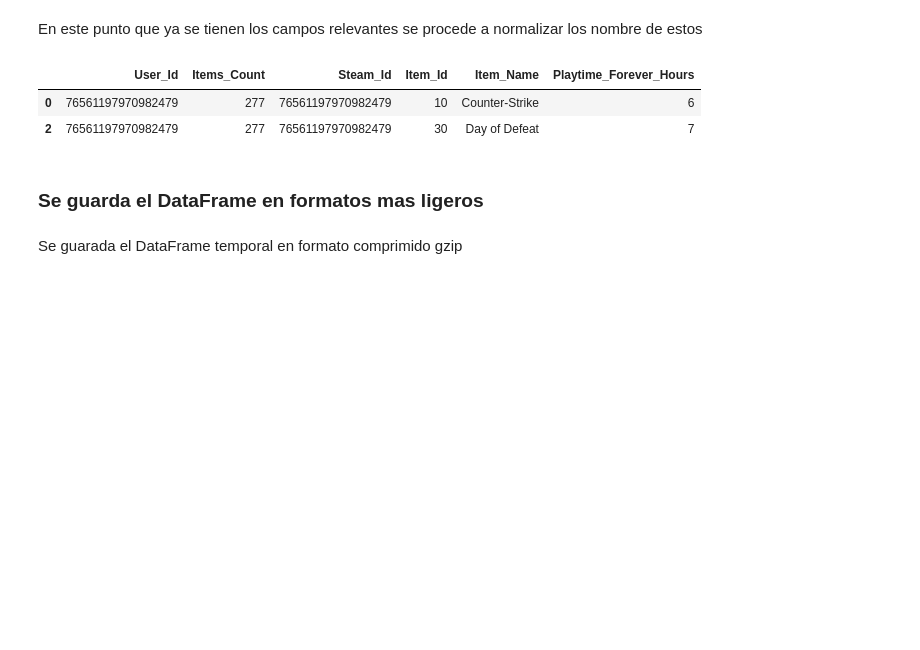
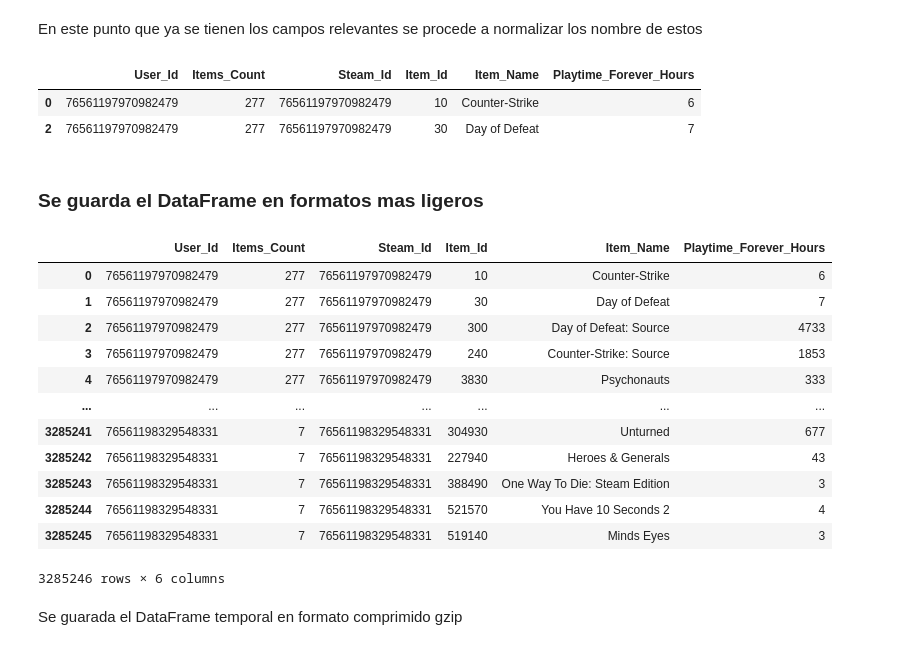
Before and after one commit to DavidssonGon/PI_ML_OPS_STEAM_DSFT17, a Jupyter notebook: ETL.ipynb, the cells around one changed output. Saved outputs shown, nothing was run; the diff lists cells and outputs as text; code cells hidden in the pictures; blank space fills up the shorter version.

Commit message:
Avance del tercer Data Set y aregación del ".gitignore"

```diff
--- a/ETL.ipynb
+++ b/ETL.ipynb
@@ -755,9 +755,23 @@ df_items.head(2)
 df_items.to_csv('user_items.csv', index=False) # Se guarda el DataFrame en formato CSV)
 # %%
 # Se convierte el archivo CSV a parquet bajo la compresión "gzip"
-ruta_csv_reviews = 'E:\\AAADATOS\\Henry\\AA_Data_Science\\MATERIAL_PI\\PI_ML_OPS_STEAM_DSFT17\\user_items.csv' # Se crea una variable con la ruta del archivo CSV
-df_items_temp = pd.read_csv(ruta_csv_reviews) # Se lee ese CSV en un nuevo DataFrame temporal para segurar como estan los datos
+ruta_csv_items = 'E:\\AAADATOS\\Henry\\AA_Data_Science\\MATERIAL_PI\\PI_ML_OPS_STEAM_DSFT17\\user_items.csv' # Se crea una variable con la ruta del archivo CSV
+df_items_temp = pd.read_csv(ruta_csv_items) # Se lee ese CSV en un nuevo DataFrame temporal para segurar como estan los datos
 df_items_temp
+# %% [output]
+|  | User_Id | Items_Count | Steam_Id | Item_Id | Item_Name | Playtime_Forever_Hours |
+| 0 | 76561197970982479 | 277 | 76561197970982479 | 10 | Counter-Strike | 6 |
+| 1 | 76561197970982479 | 277 | 76561197970982479 | 30 | Day of Defeat | 7 |
+| 2 | 76561197970982479 | 277 | 76561197970982479 | 300 | Day of Defeat: Source | 4733 |
+| 3 | 76561197970982479 | 277 | 76561197970982479 | 240 | Counter-Strike: Source | 1853 |
+| 4 | 76561197970982479 | 277 | 76561197970982479 | 3830 | Psychonauts | 333 |
+| ... | ... | ... | ... | ... | ... | ... |
+| 3285241 | 76561198329548331 | 7 | 76561198329548331 | 304930 | Unturned | 677 |
+| 3285242 | 76561198329548331 | 7 | 76561198329548331 | 227940 | Heroes & Generals | 43 |
+| 3285243 | 76561198329548331 | 7 | 76561198329548331 | 388490 | One Way To Die: Steam Edition | 3 |
+| 3285244 | 76561198329548331 | 7 | 76561198329548331 | 521570 | You Have 10 Seconds 2 | 4 |
+| 3285245 | 76561198329548331 | 7 | 76561198329548331 | 519140 | Minds Eyes | 3 |
+3285246 rows × 6 columns
 # %% [markdown]
 Se guarada el DataFrame temporal en formato comprimido gzip
 # %%
```
Also changed, not shown: parts of 18 cells of this notebook, 1 other file.
